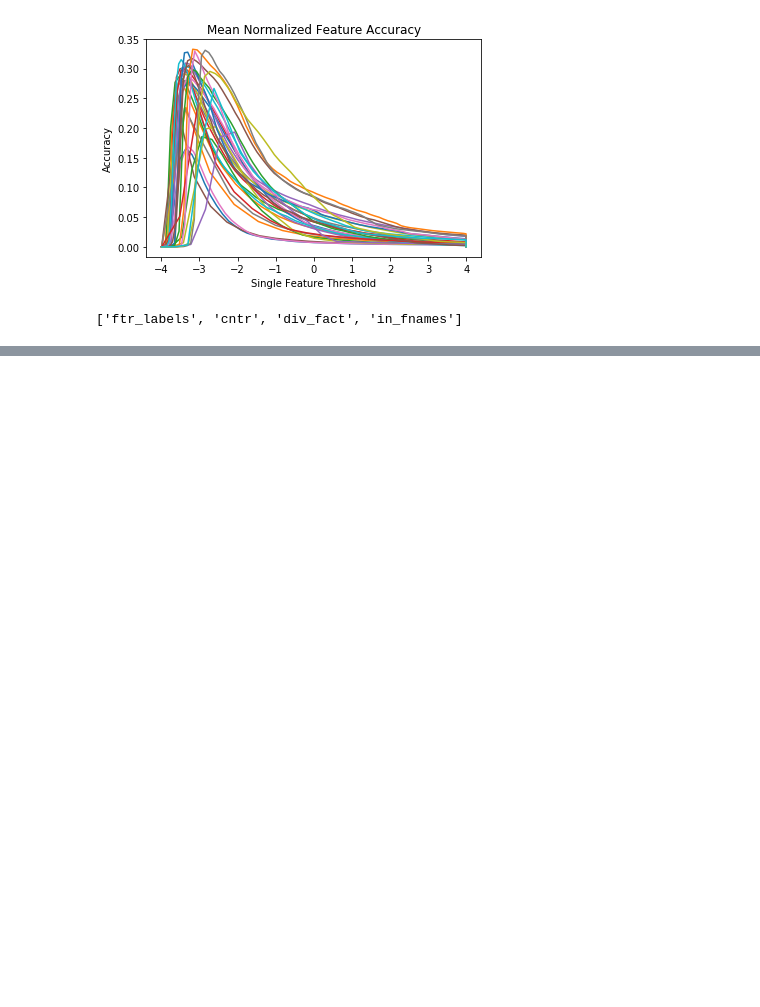
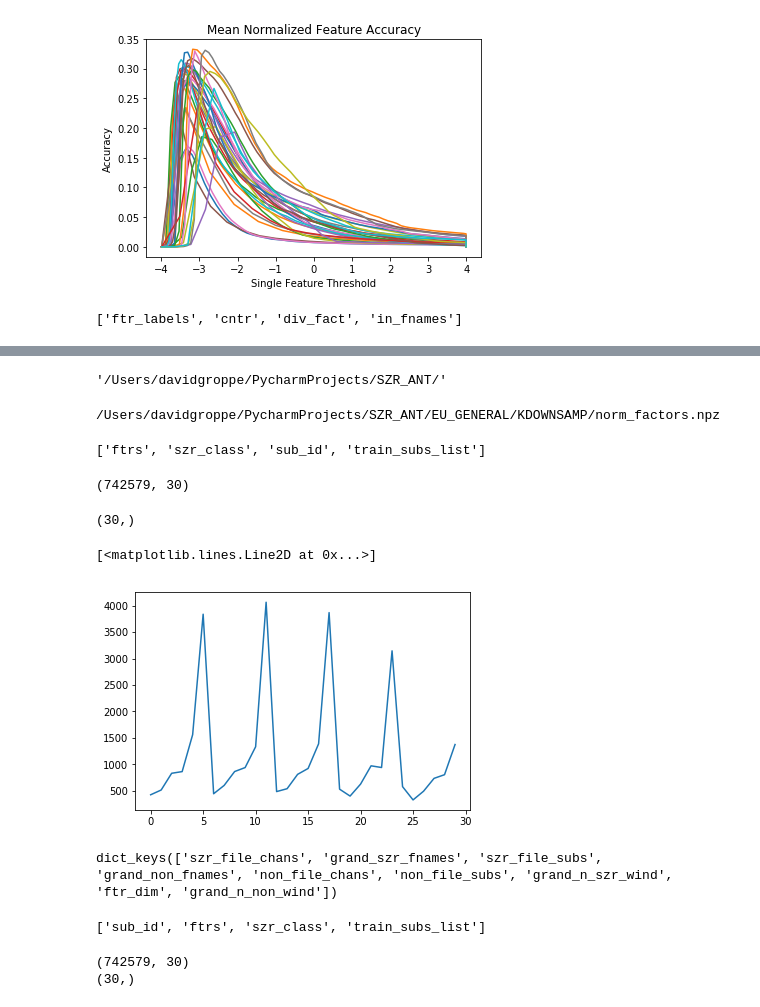
Before and after one commit to dmgroppe/SZR_ANT, a Jupyter notebook: EU_GENERAL/explore_normalization_lap.ipynb, the cells around one changed output, grey strips where cells are left out. Cells and saved outputs as stored; diff of their text form; code cells hidden in the pictures; blank space fills up the shorter version.

```diff
--- a/EU_GENERAL/explore_normalization_lap.ipynb
+++ b/EU_GENERAL/explore_normalization_lap.ipynb
@@ -176,0 +182,50 @@ bro.keys()
+# %%
+path_dict['szr_ant_root']
+# %% [output]
+'/Users/davidgroppe/PycharmProjects/SZR_ANT/'
+# %%
+nrm_fname=os.path.join(path_dict['szr_ant_root'],'EU_GENERAL','KDOWNSAMP','norm_factors.npz')
+print(nrm_fname)
+# %% [output]
+/Users/davidgroppe/PycharmProjects/SZR_ANT/EU_GENERAL/KDOWNSAMP/norm_factors.npz
+# %%
+bro=np.load('/Users/davidgroppe/PycharmProjects/SZR_ANT/EU_GENERAL/train_ftrs_aes.npz')
+bro.keys()
+# %% [output]
+['ftrs', 'szr_class', 'sub_id', 'train_subs_list']
+# %%
+bro['ftrs'].shape
+# %% [output]
+(742579, 30)
+# %%
+sis=np.max(bro['ftrs'],axis=0)
+sis.shape
+# %% [output]
+(30,)
+# %%
+plt.figure(22)
+plt.clf()
+plt.plot(sis)
+# %% [output]
+[<matplotlib.lines.Line2D at 0x...>]
+[figure, added]
+# %%
+in_fname='/Users/davidgroppe/PycharmProjects/SZR_ANT/EU_GENERAL/dude.pkl'
+bro=pickle.load(open(in_fname,'rb'))
+bro.keys()
+# %% [output]
+dict_keys(['szr_file_chans', 'grand_szr_fnames', 'szr_file_subs', 'grand_non_fnames', 'non_file_chans', 'non_file_subs', 'grand_n_szr_wind', 'ftr_dim', 'grand_n_non_wind'])
+# %%
+in_fname='/Users/davidgroppe/PycharmProjects/SZR_ANT/EU_GENERAL/train_ftrs_aes.npz'
+bro=np.load(in_fname)
+bro.keys()
+# %% [output]
+['sub_id', 'ftrs', 'szr_class', 'train_subs_list']
+# %%
+print(bro['ftrs'].shape)
+mx=np.max(bro['ftrs'],axis=0)
+print(mx.shape)
+ftr_min=np.min(bro['ftrs'],axis=0)
+# %% [output]
+(742579, 30)
+(30,)
```
Also changed, not shown: parts of 5 cells of this notebook, 3 other files.
